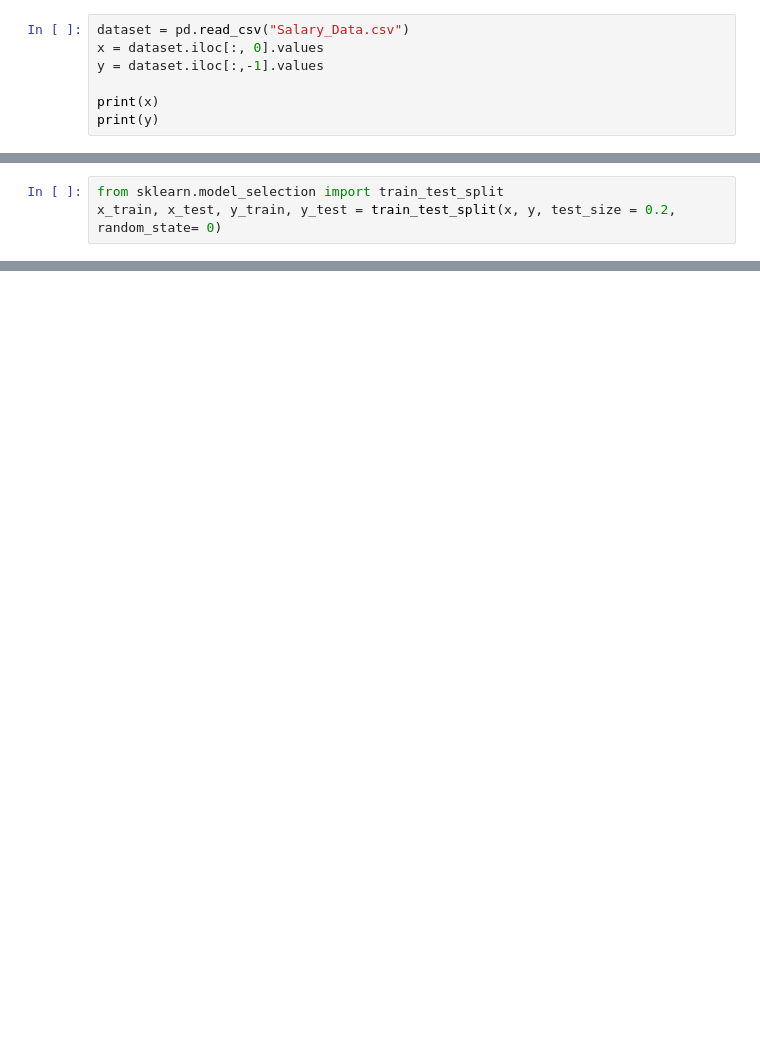
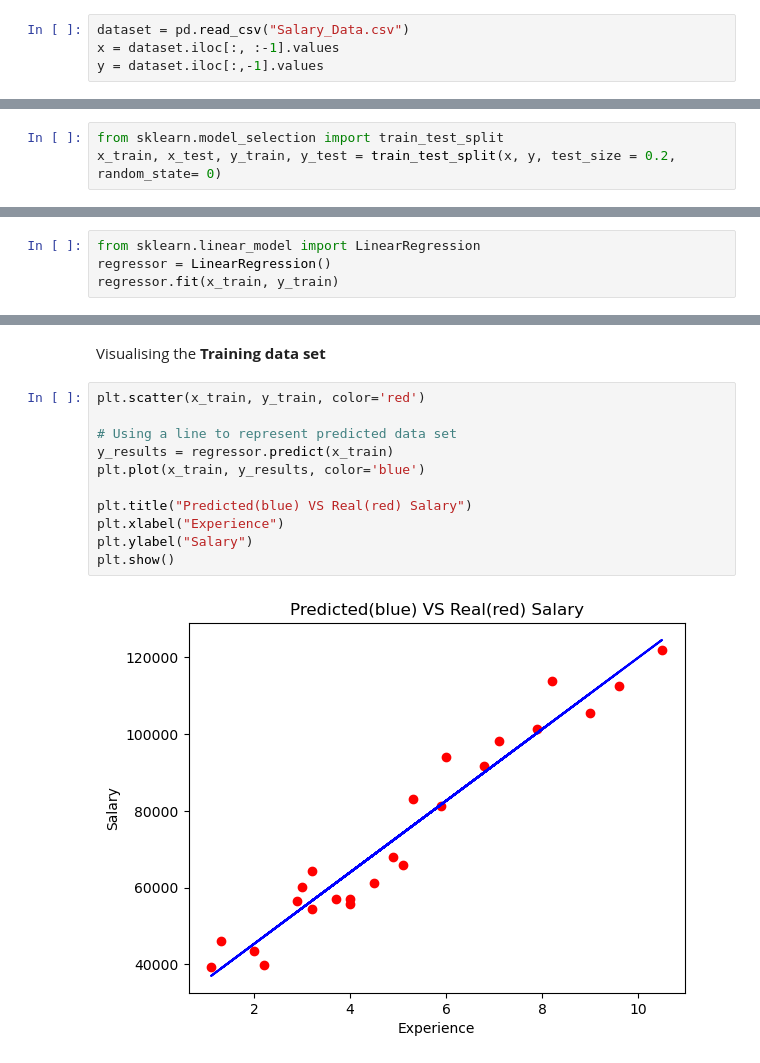
Before and after one commit to singh-nilesh/Learn_ML, a Jupyter notebook: Regression/simple_linear_reg.ipynb, the cells around one changed output, grey strips where cells are left out. Drawn from its saved outputs; the diff is of its cells as text; blank space fills up the shorter version.

Commit message:
Finished with Linear Regression

```diff
--- a/Regression/simple_linear_reg.ipynb
+++ b/Regression/simple_linear_reg.ipynb
@@ -21,7 +26,4 @@ import matplotlib.pyplot as plt
 # %%
 dataset = pd.read_csv("Salary_Data.csv")
-x = dataset.iloc[:, 0].values
+x = dataset.iloc[:, :-1].values
 y = dataset.iloc[:,-1].values
-
-print(x)
-print(y)
@@ -57,0 +35,4 @@ print(y_test)
+# %%
+from sklearn.linear_model import LinearRegression
+regressor = LinearRegression()
+regressor.fit(x_train, y_train)
@@ -57,0 +55,15 @@ print(y_test)
+# %% [markdown]
+Visualising the **Training data set**
+# %%
+plt.scatter(x_train, y_train, color='red')
+
+# Using a line to represent predicted data set
+y_results = regressor.predict(x_train)
+plt.plot(x_train, y_results, color='blue')
+
+plt.title("Predicted(blue) VS Real(red) Salary")
+plt.xlabel("Experience")
+plt.ylabel("Salary")
+plt.show()
+# %% [output]
+[figure, added]
```
Also changed, not shown: parts of 17 cells of this notebook, 3 other files.
